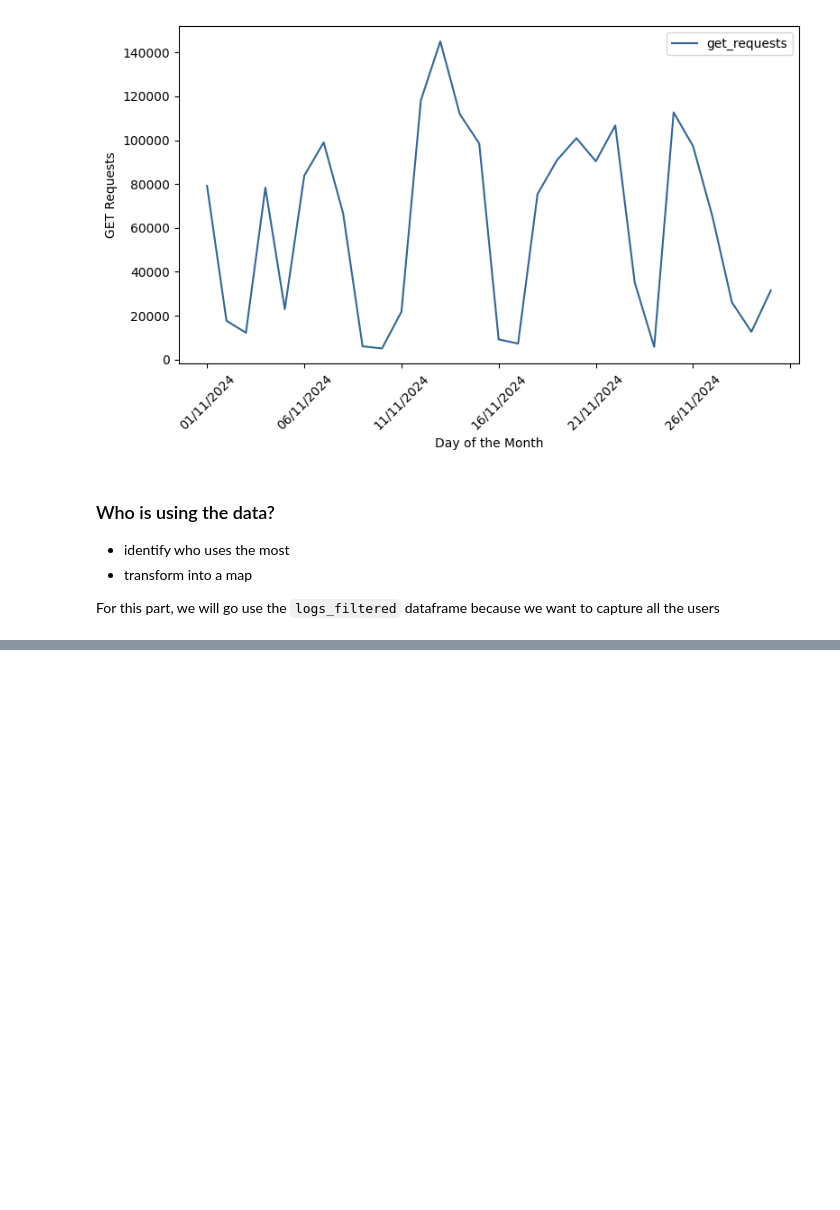
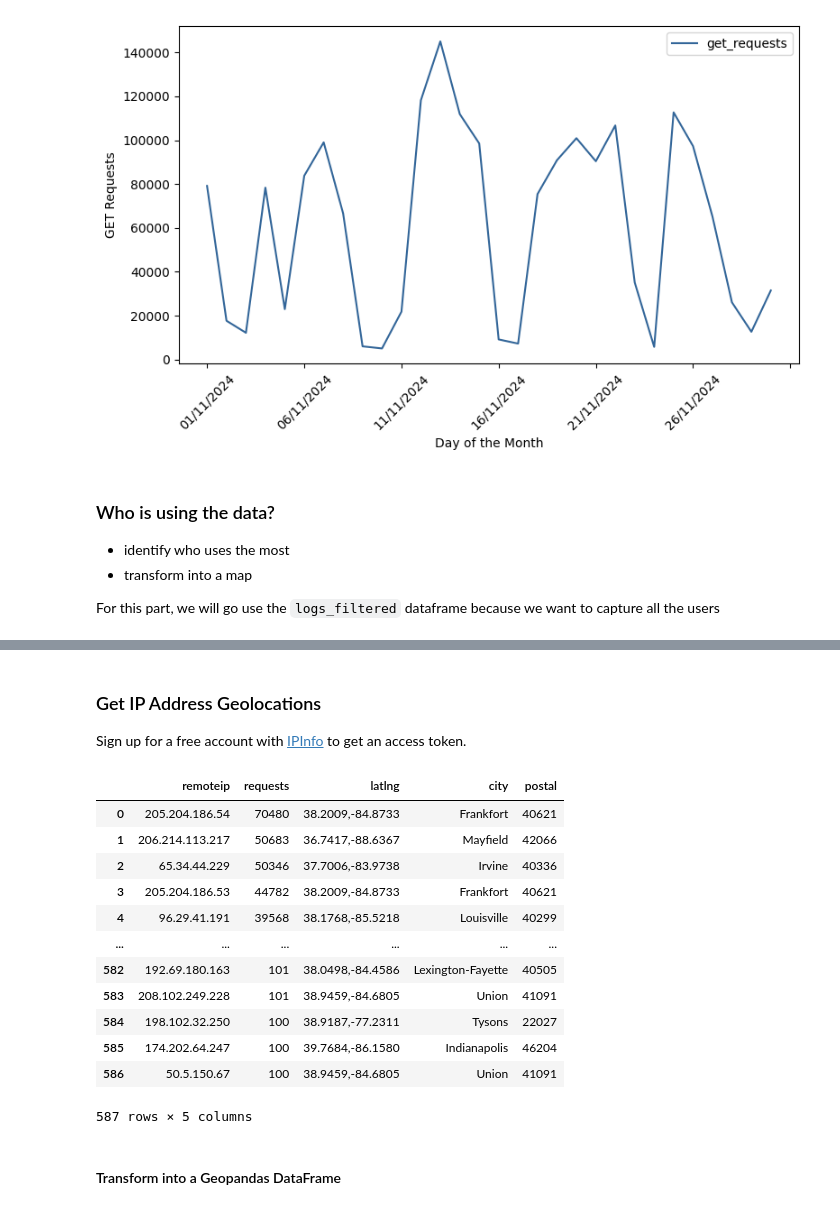
Before and after one commit to ianhorn/codeky-da-module2-project, a Jupyter notebook: data-project.ipynb, the cells around one changed output, grey strips where cells are left out. Cells and saved outputs as stored; diff of their text form; code cells hidden in the pictures; blank space fills up the shorter version.

```diff
--- a/data-project.ipynb
+++ b/data-project.ipynb
@@ -337,0 +366,4 @@ users.head(20)
+# %%
+users_filtered = users[users['requests']>= 100]
+print(users_filtered.describe())
+users_filtered
@@ -337,0 +393,59 @@ users.head(20)
+# %% [markdown]
+### Get IP Address Geolocations
+
+Sign up for a free account with [IPInfo](https://ipinfo.io/) to get an access token.
+# %%
+# ipinfo requirement: token and handler
+access_token = 'bfa1fb799991f8'
+handler = ipinfo.getHandler(access_token)
+
+# create empty lists
+latlng = []
+city = []
+region = []
+postal = []
+
+# loop through users_filtered to get location, city, region, and postal values
+for ip_address in users_filtered['remoteip']:
+    details = handler.getDetails(ip_address)
+    # print(details.all)  # Show all available keys and values
+    details_loc = details.loc
+    latlng.append(details_loc)
+    details_city = details.city
+    city.append(details_city)
+    details_region = details.region
+    region.append(details_region)
+    details_postal = details.postal
+    postal.append(details_postal)
+
+"""
+Copy-on-Write will become the new default in pandas 3.0. This means that chained indexing will never work. As a consequence, the SettingWithCopyWarning won’t be necessary anymore. See this section for more context. We recommend turning Copy-on-Write on to leverage the improvements with
+
+` pd.options.mode.copy_on_write = True `
+
+even before pandas 3.0 is available.
+"""
+pd.options.mode.copy_on_write = True
+
+# add output as columns
+users_filtered['latlng'] = latlng
+users_filtered['city'] = city
+users_filtered['postal'] = postal
+
+users_filtered
+# %% [output]
+|  | remoteip | requests | latlng | city | postal |
+| 0 | 205.204.186.54 | 70480 | 38.2009,-84.8733 | Frankfort | 40621 |
+| 1 | 206.214.113.217 | 50683 | 36.7417,-88.6367 | Mayfield | 42066 |
+| 2 | 65.34.44.229 | 50346 | 37.7006,-83.9738 | Irvine | 40336 |
+| 3 | 205.204.186.53 | 44782 | 38.2009,-84.8733 | Frankfort | 40621 |
+| 4 | 96.29.41.191 | 39568 | 38.1768,-85.5218 | Louisville | 40299 |
+| ... | ... | ... | ... | ... | ... |
+| 582 | 192.69.180.163 | 101 | 38.0498,-84.4586 | Lexington-Fayette | 40505 |
+| 583 | 208.102.249.228 | 101 | 38.9459,-84.6805 | Union | 41091 |
+| 584 | 198.102.32.250 | 100 | 38.9187,-77.2311 | Tysons | 22027 |
+| 585 | 174.202.64.247 | 100 | 39.7684,-86.1580 | Indianapolis | 46204 |
+| 586 | 50.5.150.67 | 100 | 38.9459,-84.6805 | Union | 41091 |
+587 rows × 5 columns
+# %% [markdown]
+#### Transform into a Geopandas DataFrame
```
Also changed, not shown: parts of 11 cells of this notebook.
